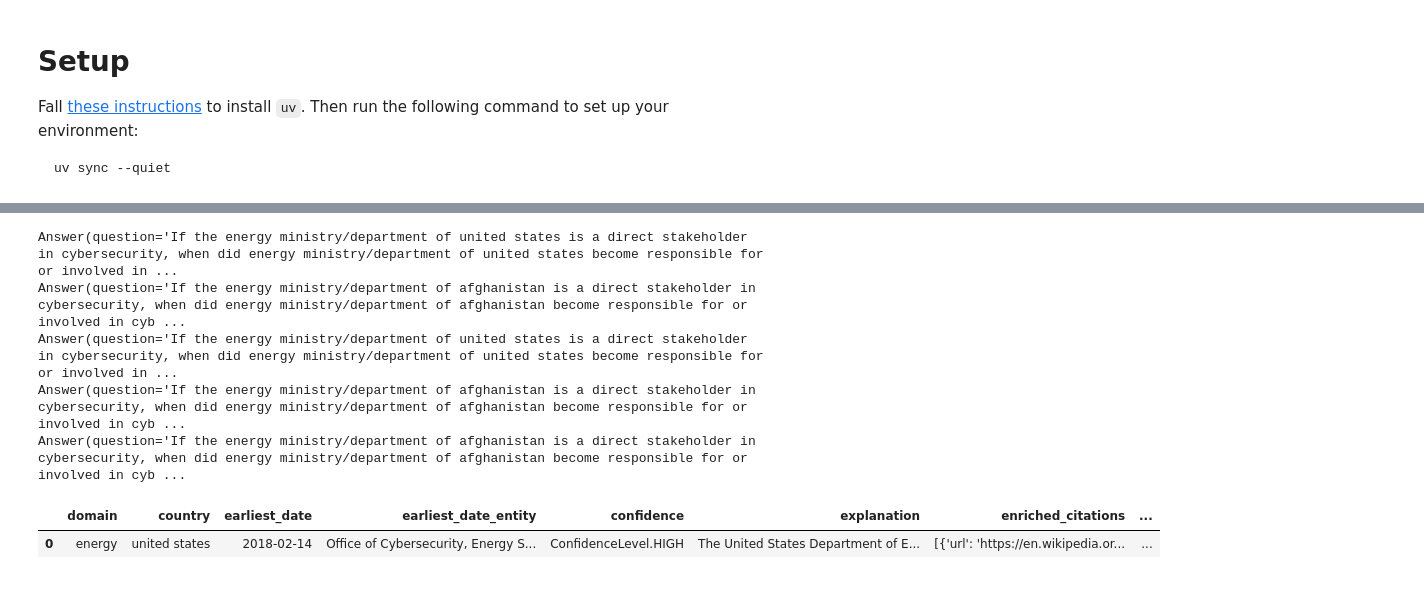
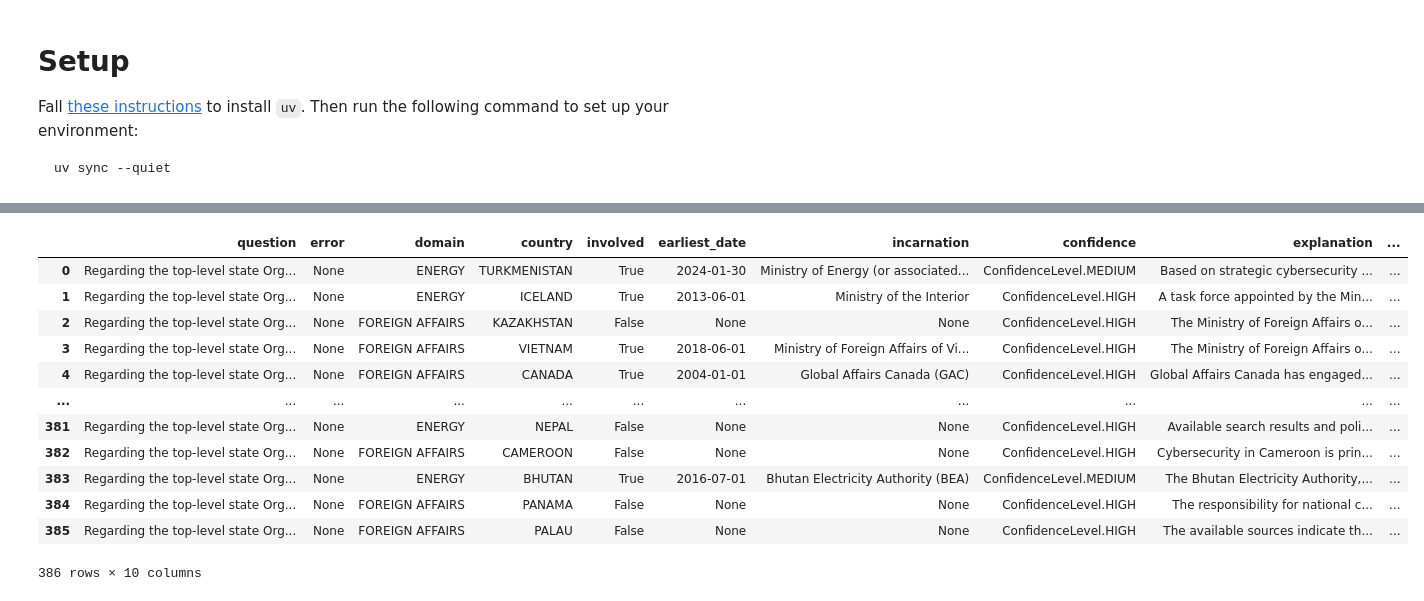
Before and after one commit to nibsbin/nadiya-cyber-org, a Jupyter notebook: notebooks/original_cyber_collect.ipynb, the cells around one changed output, grey strips where cells are left out. Drawn from its saved outputs; the diff is of its cells as text; code cells hidden in the pictures.

```diff
--- a/notebooks/original_cyber_collect.ipynb
+++ b/notebooks/original_cyber_collect.ipynb
@@ -15,10 +16,13 @@ from data import COUNTRIES, DOMAINS
 import pandas as pd
 # %%
 sqlstorage = SQLiteStorageProvider("original_cyber.db")
-memstorage = SessionStorageProvider()
-workflow = Workflow(SonarQueryHandler(OriginalCyberModel), sqlstorage)
+workflow = Workflow(
+    SonarQueryHandler(OriginalCyberModel),
+    sqlstorage,
+    workers = 4,
+    )
 question_set = get_question_set(
-    domains=["energy"],
-    countries=["united states","afghanistan"]
+    domains=['Energy','Foreign Affairs'],
+    countries=COUNTRIES,
 )
-question_set.max_questions = 3
+question_set.max_questions = None
@@ -36,21 +51,21 @@ QueryResponse(full_response={'id': '492823e0-2f97-4eeb-9b6f-b64665ede19a', 'mode
 []
-# %%
-# Confirm answers stored in the database
-i = 5
-async for answer in workflow.dump_answers():
-    i -= 1
-    if i < 0:
-        break
-    print(answer)
-# %% [output]
-Answer(question='If the energy ministry/department of united states is a direct stakeholder in cybersecurity, when did energy ministry/department of united states become responsible for or involved in ...
-Answer(question='If the energy ministry/department of afghanistan is a direct stakeholder in cybersecurity, when did energy ministry/department of afghanistan become responsible for or involved in cyb ...
-Answer(question='If the energy ministry/department of united states is a direct stakeholder in cybersecurity, when did energy ministry/department of united states become responsible for or involved in ...
-Answer(question='If the energy ministry/department of afghanistan is a direct stakeholder in cybersecurity, when did energy ministry/department of afghanistan become responsible for or involved in cyb ...
-Answer(question='If the energy ministry/department of afghanistan is a direct stakeholder in cybersecurity, when did energy ministry/department of afghanistan become responsible for or involved in cyb ...
 # %%
-pd.set_option('display.max_colwidth', None)
-answer.flattened
+answers = []
+async for answer in workflow.dump_answers():
+    answers.append(answer)
+flattened = pd.concat([ans.flattened for ans in answers]).reset_index(drop=True)
+flattened
 # %% [output]
-|  | domain | country | earliest_date | earliest_date_entity | confidence | explanation | enriched_citations | ... |
-| 0 | energy | united states | 2018-02-14 | Office of Cybersecurity, Energy S... | ConfidenceLevel.HIGH | The United States Department of E... | [{'url': 'https://en.wikipedia.or... | ... |
+|  | question | error | domain | country | involved | earliest_date | incarnation | confidence | explanation | ... |
+| 0 | Regarding the top-level state Org... | None | ENERGY | TURKMENISTAN | True | 2024-01-30 | Ministry of Energy (or associated... | ConfidenceLevel.MEDIUM | Based on strategic cybersecurity ... | ... |
+| 1 | Regarding the top-level state Org... | None | ENERGY | ICELAND | True | 2013-06-01 | Ministry of the Interior | ConfidenceLevel.HIGH | A task force appointed by the Min... | ... |
+| 2 | Regarding the top-level state Org... | None | FOREIGN AFFAIRS | KAZAKHSTAN | False | None | None | ConfidenceLevel.HIGH | The Ministry of Foreign Affairs o... | ... |
+| 3 | Regarding the top-level state Org... | None | FOREIGN AFFAIRS | VIETNAM | True | 2018-06-01 | Ministry of Foreign Affairs of Vi... | ConfidenceLevel.HIGH | The Ministry of Foreign Affairs o... | ... |
+| 4 | Regarding the top-level state Org... | None | FOREIGN AFFAIRS | CANADA | True | 2004-01-01 | Global Affairs Canada (GAC) | ConfidenceLevel.HIGH | Global Affairs Canada has engaged... | ... |
+| ... | ... | ... | ... | ... | ... | ... | ... | ... | ... | ... |
+| 381 | Regarding the top-level state Org... | None | ENERGY | NEPAL | False | None | None | ConfidenceLevel.HIGH | Available search results and poli... | ... |
+| 382 | Regarding the top-level state Org... | None | FOREIGN AFFAIRS | CAMEROON | False | None | None | ConfidenceLevel.HIGH | Cybersecurity in Cameroon is prin... | ... |
+| 383 | Regarding the top-level state Org... | None | ENERGY | BHUTAN | True | 2016-07-01 | Bhutan Electricity Authority (BEA) | ConfidenceLevel.MEDIUM | The Bhutan Electricity Authority,... | ... |
+| 384 | Regarding the top-level state Org... | None | FOREIGN AFFAIRS | PANAMA | False | None | None | ConfidenceLevel.HIGH | The responsibility for national c... | ... |
+| 385 | Regarding the top-level state Org... | None | FOREIGN AFFAIRS | PALAU | False | None | None | ConfidenceLevel.HIGH | The available sources indicate th... | ... |
+386 rows × 10 columns
```
Also changed, not shown: parts of 6 cells of this notebook, 6 other files.
